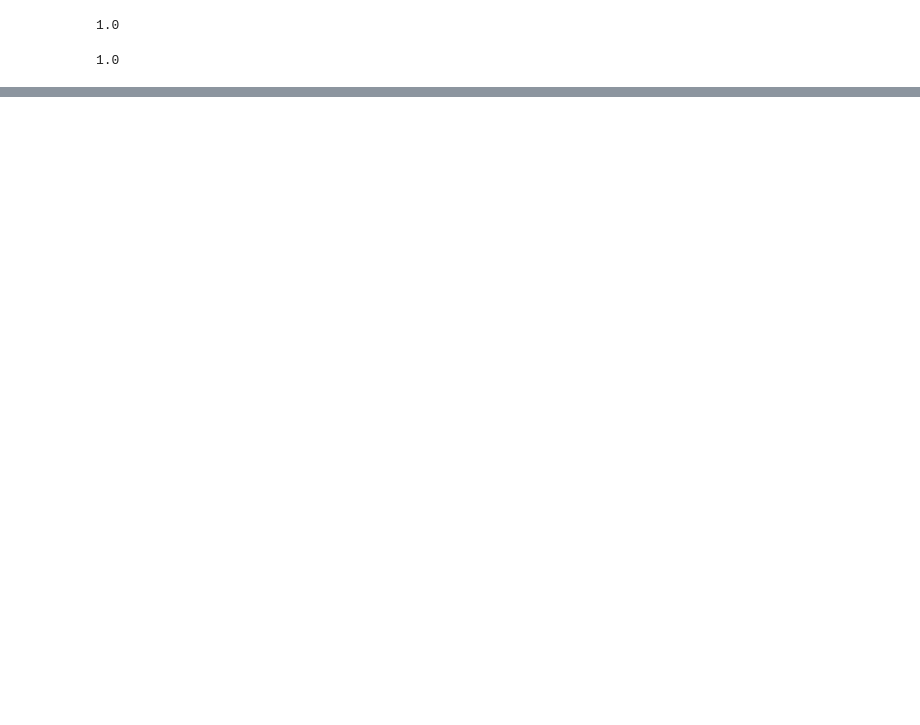
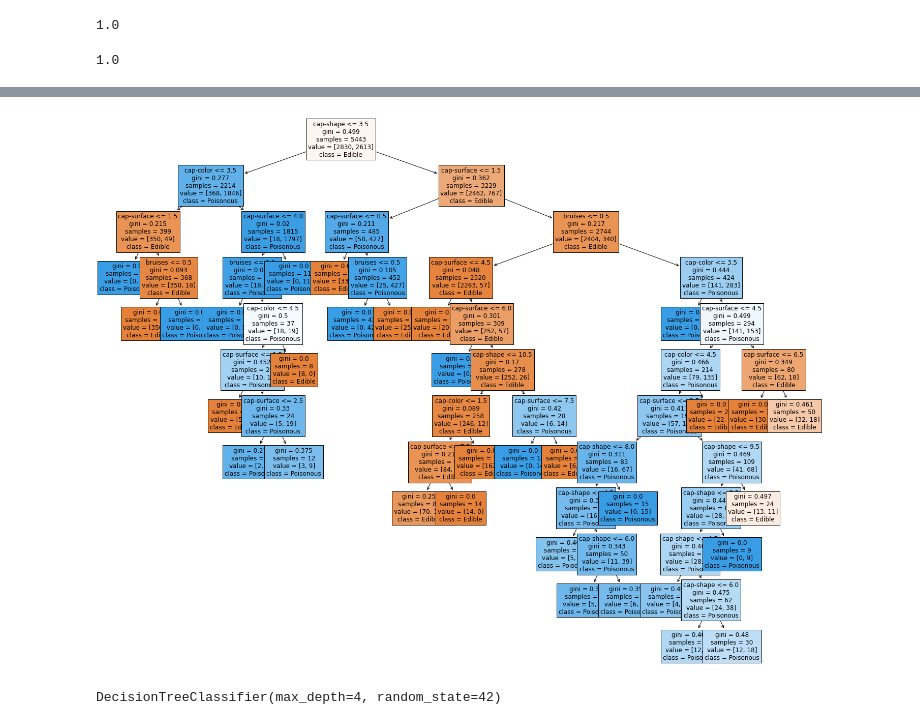
Before and after one commit to ivymorenomt/mlNotes, a Jupyter notebook: DecisionTreeMushroom.ipynb, the cells around one changed output, grey strips where cells are left out. Saved outputs shown, nothing was run; the diff lists cells and outputs as text; code cells hidden in the pictures; blank space fills up the shorter version.

Commit message:
Finalized Decision Tree

```diff
--- a/DecisionTreeMushroom.ipynb
+++ b/DecisionTreeMushroom.ipynb
@@ -230,0 +216,3 @@ plt.spy(sparse, markersize=5)
+# %%
+to_keep = feature_importance[:4].cols
+len(to_keep)
@@ -230,0 +225,5 @@ plt.spy(sparse, markersize=5)
+# %%
+X_train = X_train[to_keep]
+X_test = X_test[to_keep]
+
+len(X_train.columns), len(X_test.columns)
@@ -230,0 +232,3 @@ plt.spy(sparse, markersize=5)
+# %%
+model_4features = DecisionTreeClassifier(random_state=42)
+model_4features.fit(X_train, y_train)
@@ -230,0 +248,16 @@ plt.spy(sparse, markersize=5)
+# %%
+feature_names = list(X.columns)
+
+fig = plt.figure(figsize=(25, 20))
+_ = tree.plot_tree(model_4features,
+                   feature_names=feature_names,
+                   class_names=['Edible', 'Poisonous'],
+                   filled=True,
+                   fontsize=12)
+# %% [output]
+[figure, added]
+# %%
+model_shallow = DecisionTreeClassifier(max_depth=4, random_state=42)
+model_shallow.fit(X_train, y_train)
+# %% [output]
+DecisionTreeClassifier(max_depth=4, random_state=42)
```
Also changed, not shown: parts of 41 cells of this notebook, 2 other files.
